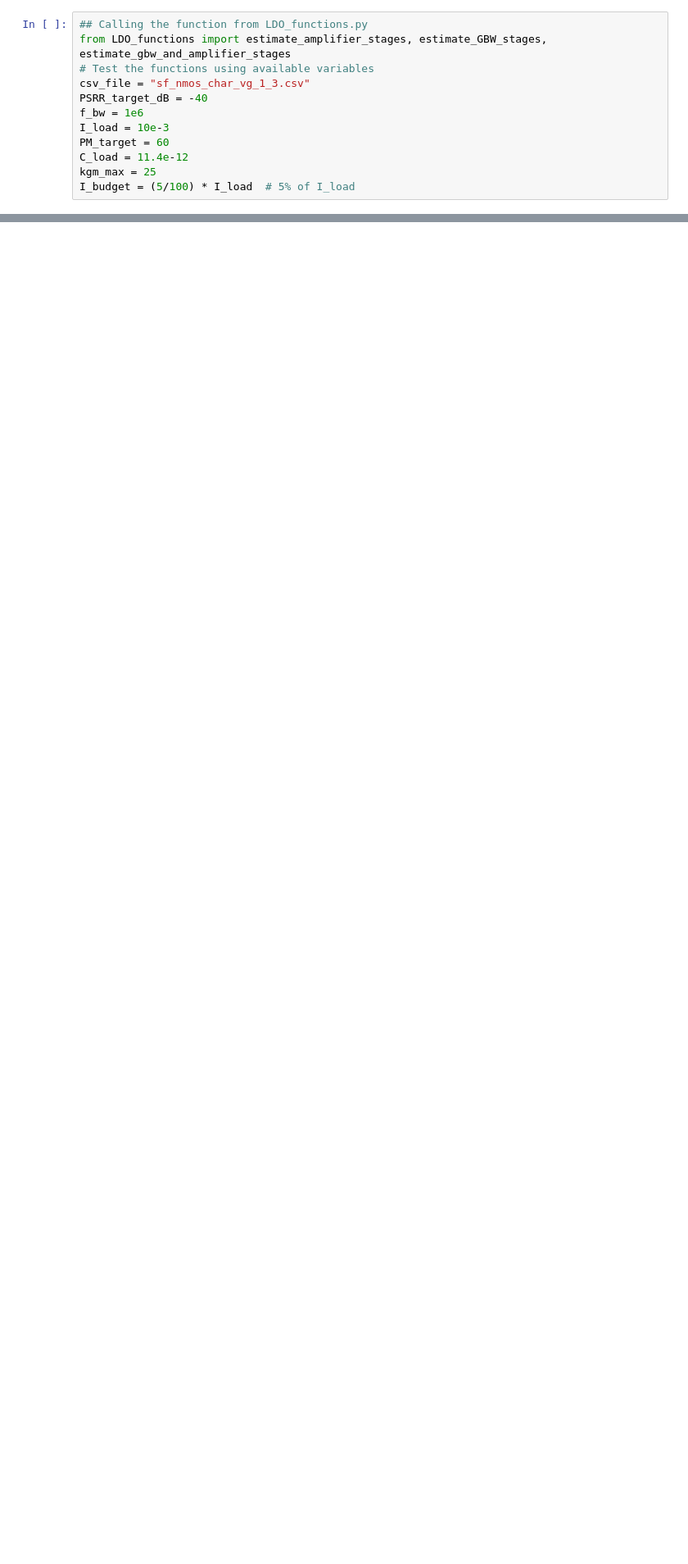
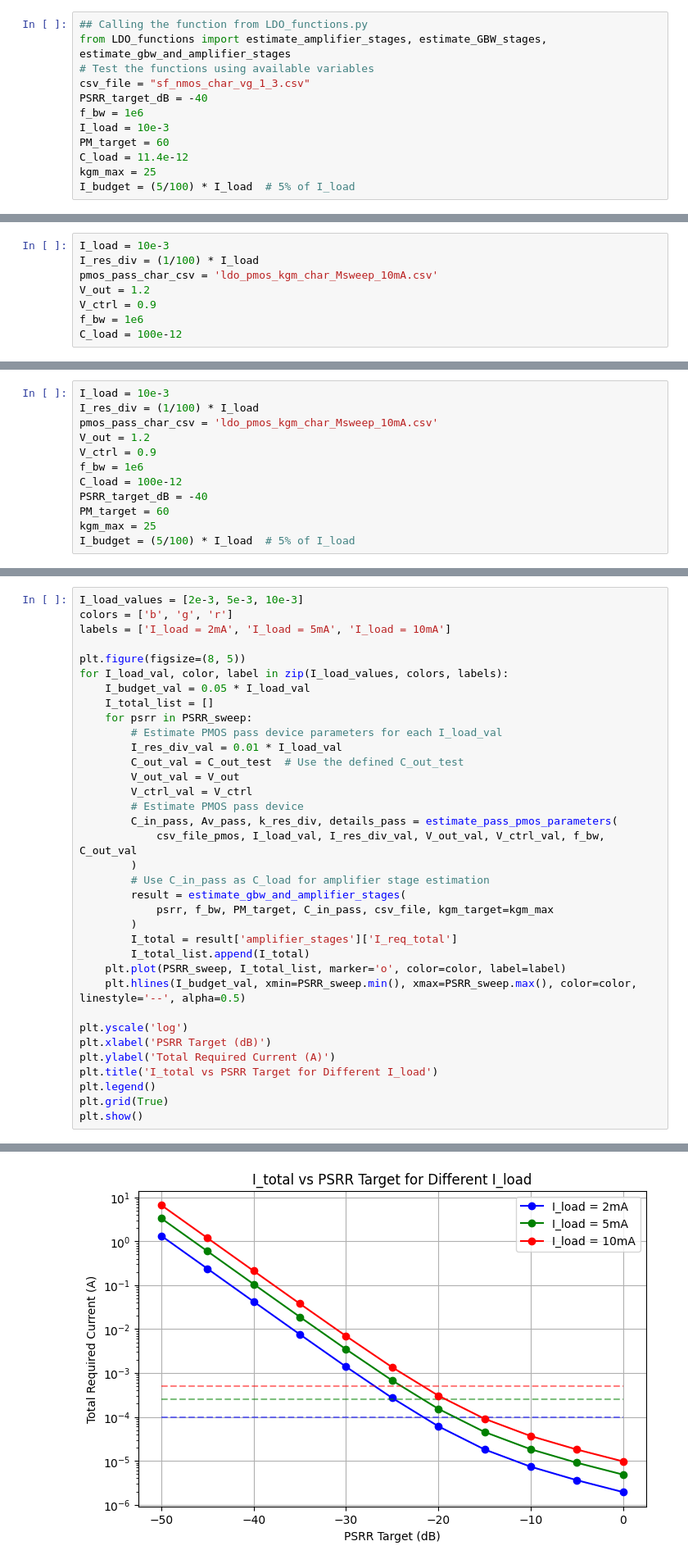
Before and after one commit to Sakthi-Kalidasan/C_ID_repo, a Jupyter notebook: LDO/tb_LDO_functions.ipynb, the cells around one changed output, grey strips where cells are left out. Shown: that part at 82% size. Drawn from its saved outputs; the diff is of its cells as text; blank space fills up the shorter version.

Commit message:
Some more optimization plots

```diff
--- a/LDO/tb_LDO_functions.ipynb
+++ b/LDO/tb_LDO_functions.ipynb
@@ -134,0 +140,8 @@ if len(cross_idx) > 0:
+# %%
+I_load = 10e-3
+I_res_div = (1/100) * I_load
+pmos_pass_char_csv = 'ldo_pmos_kgm_char_Msweep_10mA.csv'
+V_out = 1.2
+V_ctrl = 0.9
+f_bw = 1e6
+C_load = 100e-12
@@ -134,0 +264,12 @@ if len(cross_idx) > 0:
+# %%
+I_load = 10e-3
+I_res_div = (1/100) * I_load
+pmos_pass_char_csv = 'ldo_pmos_kgm_char_Msweep_10mA.csv'
+V_out = 1.2
+V_ctrl = 0.9
+f_bw = 1e6
+C_load = 100e-12
+PSRR_target_dB = -40
+PM_target = 60
+kgm_max = 25
+I_budget = (5/100) * I_load  # 5% of I_load
@@ -134,0 +314,36 @@ if len(cross_idx) > 0:
+# %%
+I_load_values = [2e-3, 5e-3, 10e-3]
+colors = ['b', 'g', 'r']
+labels = ['I_load = 2mA', 'I_load = 5mA', 'I_load = 10mA']
+
+plt.figure(figsize=(8, 5))
+for I_load_val, color, label in zip(I_load_values, colors, labels):
+    I_budget_val = 0.05 * I_load_val
+    I_total_list = []
+    for psrr in PSRR_sweep:
+        # Estimate PMOS pass device parameters for each I_load_val
+        I_res_div_val = 0.01 * I_load_val
+        C_out_val = C_out_test  # Use the defined C_out_test
+        V_out_val = V_out
+        V_ctrl_val = V_ctrl
+        # Estimate PMOS pass device
+        C_in_pass, Av_pass, k_res_div, details_pass = estimate_pass_pmos_parameters(
+            csv_file_pmos, I_load_val, I_res_div_val, V_out_val, V_ctrl_val, f_bw, C_out_val
+        )
+        # Use C_in_pass as C_load for amplifier stage estimation
+        result = estimate_gbw_and_amplifier_stages(
+            psrr, f_bw, PM_target, C_in_pass, csv_file, kgm_target=kgm_max
+        )
+        I_total = result['amplifier_stages']['I_req_total']
+        I_total_list.append(I_total)
+    plt.plot(PSRR_sweep, I_total_list, marker='o', color=color, label=label)
+    plt.hlines(I_budget_val, xmin=PSRR_sweep.min(), xmax=PSRR_sweep.max(), color=color, linestyle='--', alpha=0.5)
+
+plt.yscale('log')
+plt.xlabel('PSRR Target (dB)')
+plt.ylabel('Total Required Current (A)')
+plt.title('I_total vs PSRR Target for Different I_load')
+plt.legend()
+plt.grid(True)
+plt.show()
+# %% [output]
@@ -134,0 +367 @@ if len(cross_idx) > 0:
+[figure, added]
```
Also changed, not shown: parts of 16 cells of this notebook, 2 other files.
